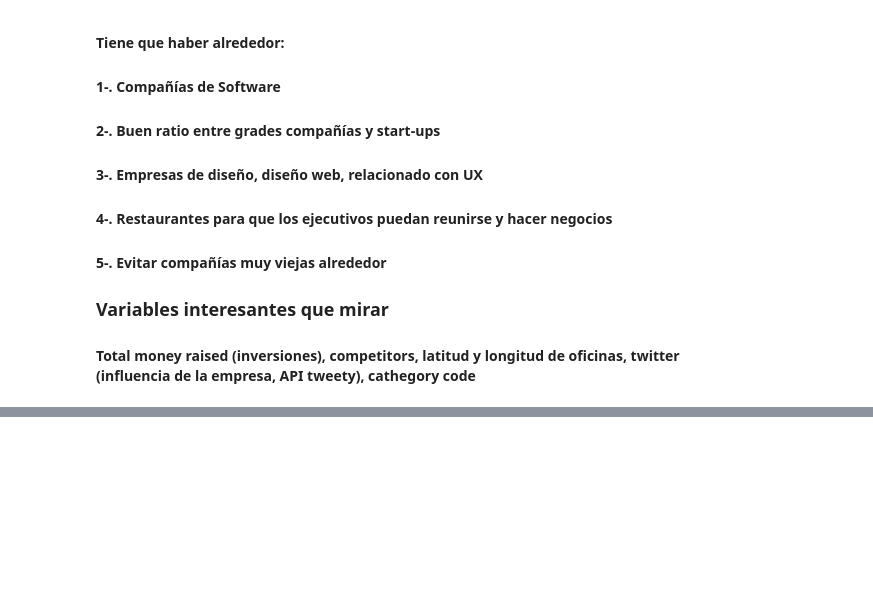
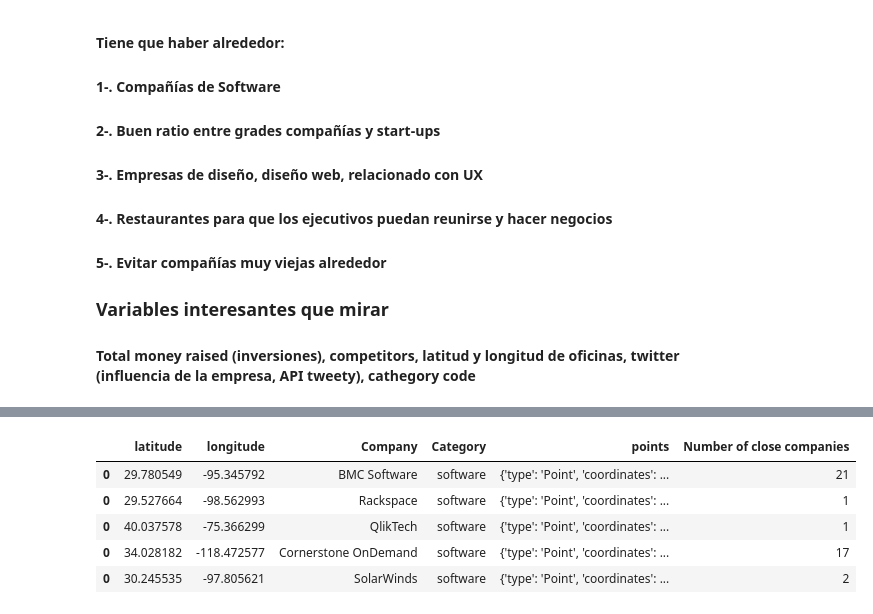
Before and after one commit to LiviaCanet/datamad0119, a Jupyter notebook: module-2/tableau-project/your-code/tableau_project.ipynb, the cells around one changed output, grey strips where cells are left out. Saved outputs shown, nothing was run; the diff lists cells and outputs as text; code cells hidden in the pictures; blank space fills up the shorter version.

```diff
--- a/module-2/tableau-project/your-code/tableau_project.ipynb
+++ b/module-2/tableau-project/your-code/tableau_project.ipynb
@@ -284,0 +230,10 @@ TypeError: string indices must be integers
+# %%
+wa["Number of close companies"] = near_count
+wa.head()
+# %% [output]
+|  | latitude | longitude | Company | Category | points | Number of close companies |
+| 0 | 29.780549 | -95.345792 | BMC Software | software | {'type': 'Point', 'coordinates': ... | 21 |
+| 0 | 29.527664 | -98.562993 | Rackspace | software | {'type': 'Point', 'coordinates': ... | 1 |
+| 0 | 40.037578 | -75.366299 | QlikTech | software | {'type': 'Point', 'coordinates': ... | 1 |
+| 0 | 34.028182 | -118.472577 | Cornerstone OnDemand | software | {'type': 'Point', 'coordinates': ... | 17 |
+| 0 | 30.245535 | -97.805621 | SolarWinds | software | {'type': 'Point', 'coordinates': ... | 2 |
```
Also changed, not shown: parts of 39 cells of this notebook, 1 other file.
